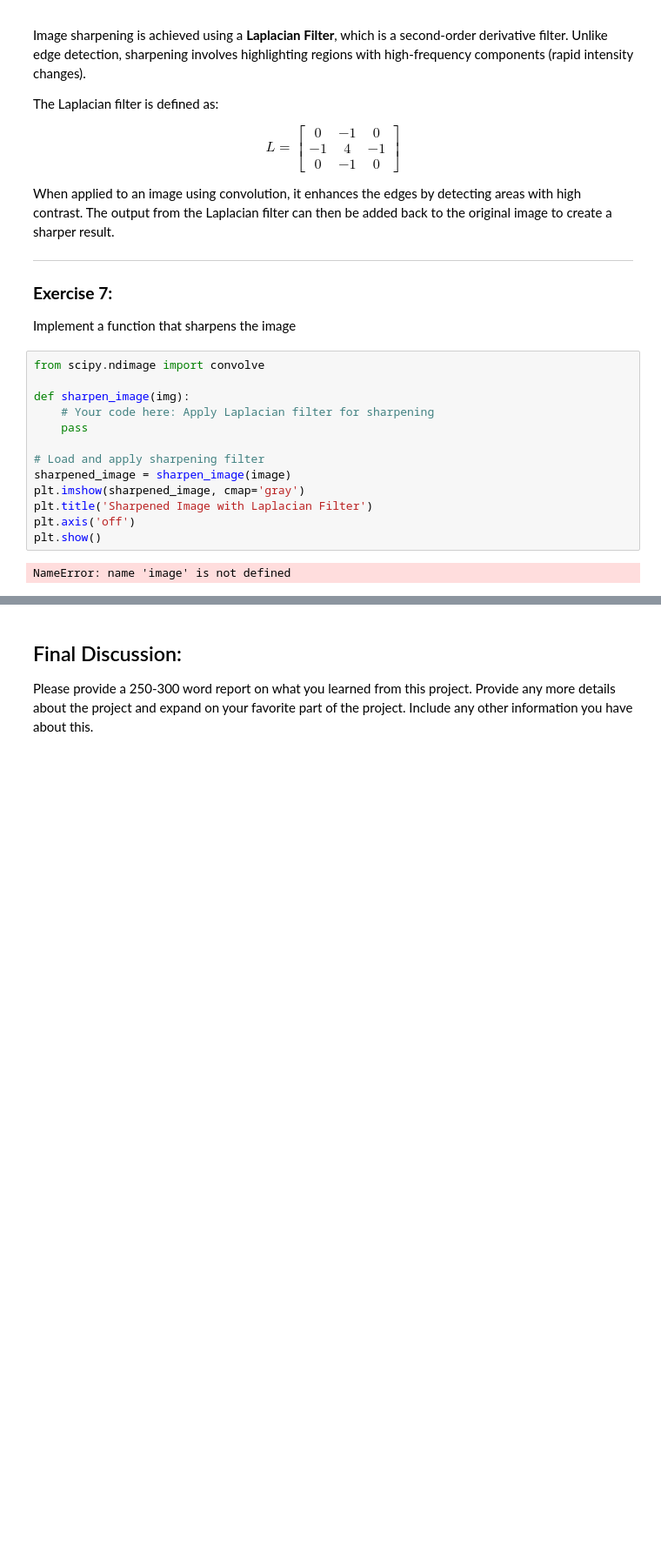
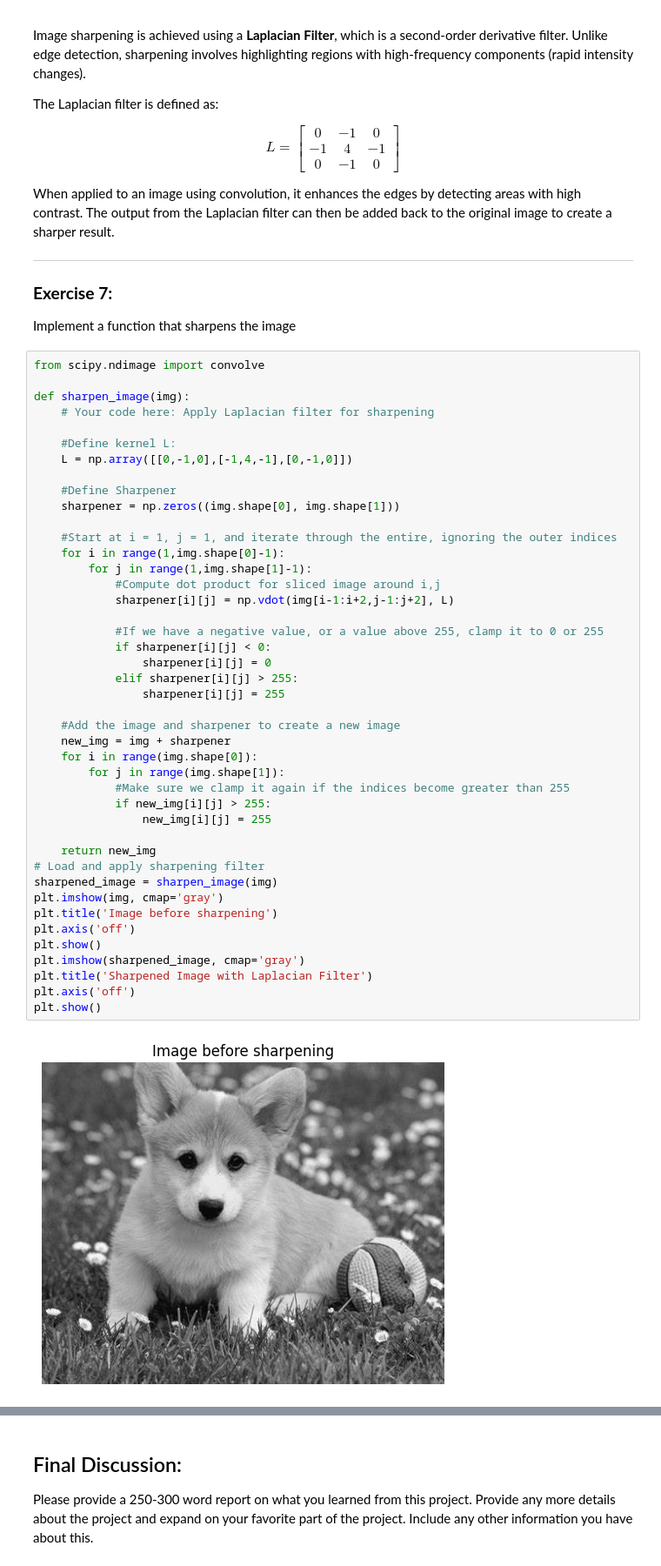
Before and after one commit to jaronbarrettCU/CSCI-2820-Group-Project, a Jupyter notebook: Computer_Graphics_Project (1).ipynb, the cells around one changed output, grey strips where cells are left out. Shown at 87% size. Drawn from its saved outputs; the diff is of its cells as text; blank space fills up the shorter version.

```diff
--- a/Computer_Graphics_Project (1).ipynb
+++ b/Computer_Graphics_Project (1).ipynb
@@ -1887,15 +1906,45 @@ Implement a function that sharpens the image
 # %%
 from scipy.ndimage import convolve
 
 def sharpen_image(img):
     # Your code here: Apply Laplacian filter for sharpening
-    pass
 
+    #Define kernel L:
+    L = np.array([[0,-1,0],[-1,4,-1],[0,-1,0]])
+
+    #Define Sharpener
+    sharpener = np.zeros((img.shape[0], img.shape[1]))
+
+    #Start at i = 1, j = 1, and iterate through the entire, ignoring the outer indices
+    for i in range(1,img.shape[0]-1):
+        for j in range(1,img.shape[1]-1):
+            #Compute dot product for sliced image around i,j
+            sharpener[i][j] = np.vdot(img[i-1:i+2,j-1:j+2], L)
+
+            #If we have a negative value, or a value above 255, clamp it to 0 or 255
+            if sharpener[i][j] < 0:
+                sharpener[i][j] = 0
+            elif sharpener[i][j] > 255:
+                sharpener[i][j] = 255
+
+    #Add the image and sharpener to create a new image
+    new_img = img + sharpener
+    for i in range(img.shape[0]):
+        for j in range(img.shape[1]):
+            #Make sure we clamp it again if the indices become greater than 255
+            if new_img[i][j] > 255:
+                new_img[i][j] = 255
+
+    return new_img
 # Load and apply sharpening filter
-sharpened_image = sharpen_image(image)
+sharpened_image = sharpen_image(img)
+plt.imshow(img, cmap='gray')
+plt.title('Image before sharpening')
+plt.axis('off')
+plt.show()
 plt.imshow(sharpened_image, cmap='gray')
 plt.title('Sharpened Image with Laplacian Filter')
 plt.axis('off')
 plt.show()
 # %% [output]
-NameError: name 'image' is not defined
+[figure, added]
```
Also changed, not shown: parts of 12 cells of this notebook.
